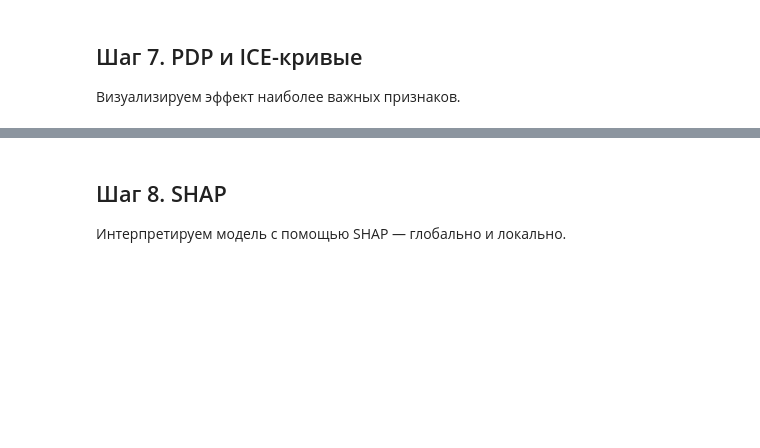
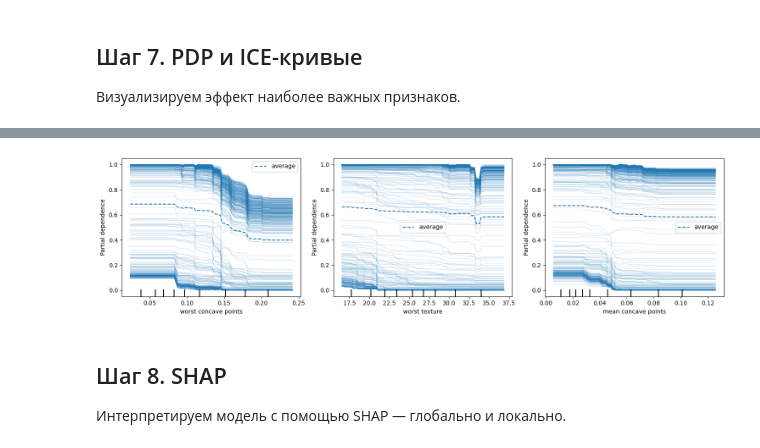
Before and after one commit to Xivalor/ml-course-homeworks, a Jupyter notebook: hw10_interpretation/hp_interp_practice_student.ipynb, the cells around one changed output, grey strips where cells are left out. Cells and saved outputs as stored; diff of their text form; code cells hidden in the pictures; blank space fills up the shorter version.

```diff
--- a/hw10_interpretation/hp_interp_practice_student.ipynb
+++ b/hw10_interpretation/hp_interp_practice_student.ipynb
@@ -371,11 +370,21 @@ plt.show()
 # %%
 # ╔══════════════════════════════════════════════════════════════╗
 # ║  ЗАДАНИЕ 7б: Постройте ICE-кривые для самого важного признака║
 # ║  Используйте kind='both' (PDP + все ICE на одном графике)    ║
 # ║  Вопрос: однороден ли эффект для всех объектов?              ║
 # ╚══════════════════════════════════════════════════════════════╝
 
 # YOUR CODE HERE
+
+fig, ax = plt.subplots(1, 3, figsize=(15, 4))
+# YOUR CODE HERE
+PartialDependenceDisplay.from_estimator(estimator=best_rf, X=X_train, features=X.columns[top3_idx], ax=ax, kind='both')
+plt.tight_layout()
+plt.show()
+
+# Эффект однороден для всех объектов
+# %% [output]
+[figure, added]
 # %% [markdown]
 ## Шаг 8. SHAP
 
```
Also changed, not shown: parts of 1 cell of this notebook.
